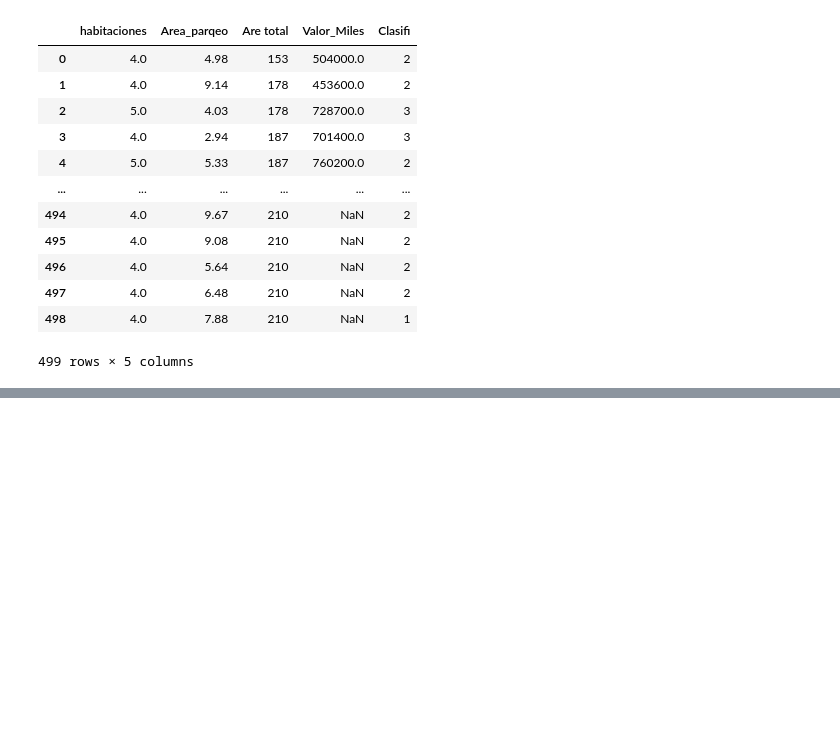
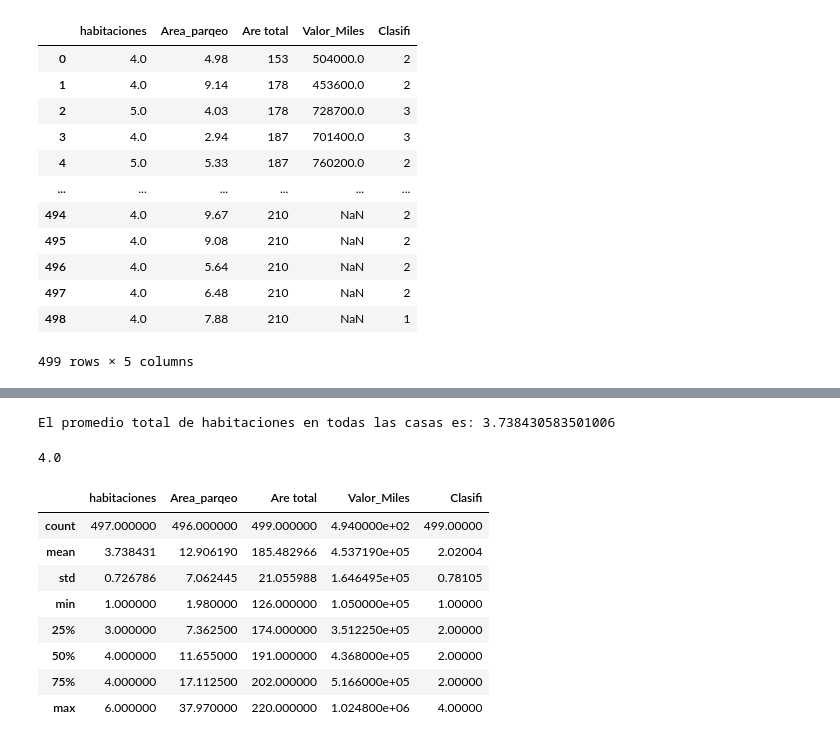
Before and after one commit to wilszon/Clase-Inteligencia-Artificial, a Jupyter notebook: EDA.ipynb, the cells around one changed output, grey strips where cells are left out. Drawn from its saved outputs; the diff is of its cells as text; code cells hidden in the pictures; blank space fills up the shorter version.

```diff
--- a/EDA.ipynb
+++ b/EDA.ipynb
@@ -28,0 +76,25 @@ df
+# %%
+# prompt: Quiero que me calcules el promedio total de habitaciones en todas las casas
+
+# Calcula el promedio total de habitaciones
+promedio_habitaciones = df['habitaciones'].mean()
+
+print(f"El promedio total de habitaciones en todas las casas es: {promedio_habitaciones}")
+# %% [output]
+El promedio total de habitaciones en todas las casas es: 3.738430583501006
+# %%
+df['habitaciones'].median()
+# %% [output]
+4.0
+# %%
+df.describe()
+# %% [output]
+|  | habitaciones | Area_parqeo | Are total | Valor_Miles | Clasifi |
+| count | 497.000000 | 496.000000 | 499.000000 | 4.940000e+02 | 499.00000 |
+| mean | 3.738431 | 12.906190 | 185.482966 | 4.537190e+05 | 2.02004 |
+| std | 0.726786 | 7.062445 | 21.055988 | 1.646495e+05 | 0.78105 |
+| min | 1.000000 | 1.980000 | 126.000000 | 1.050000e+05 | 1.00000 |
+| 25% | 3.000000 | 7.362500 | 174.000000 | 3.512250e+05 | 2.00000 |
+| 50% | 4.000000 | 11.655000 | 191.000000 | 4.368000e+05 | 2.00000 |
+| 75% | 4.000000 | 17.112500 | 202.000000 | 5.166000e+05 | 2.00000 |
+| max | 6.000000 | 37.970000 | 220.000000 | 1.024800e+06 | 4.00000 |
```
Also changed, not shown: parts of 9 cells of this notebook.
